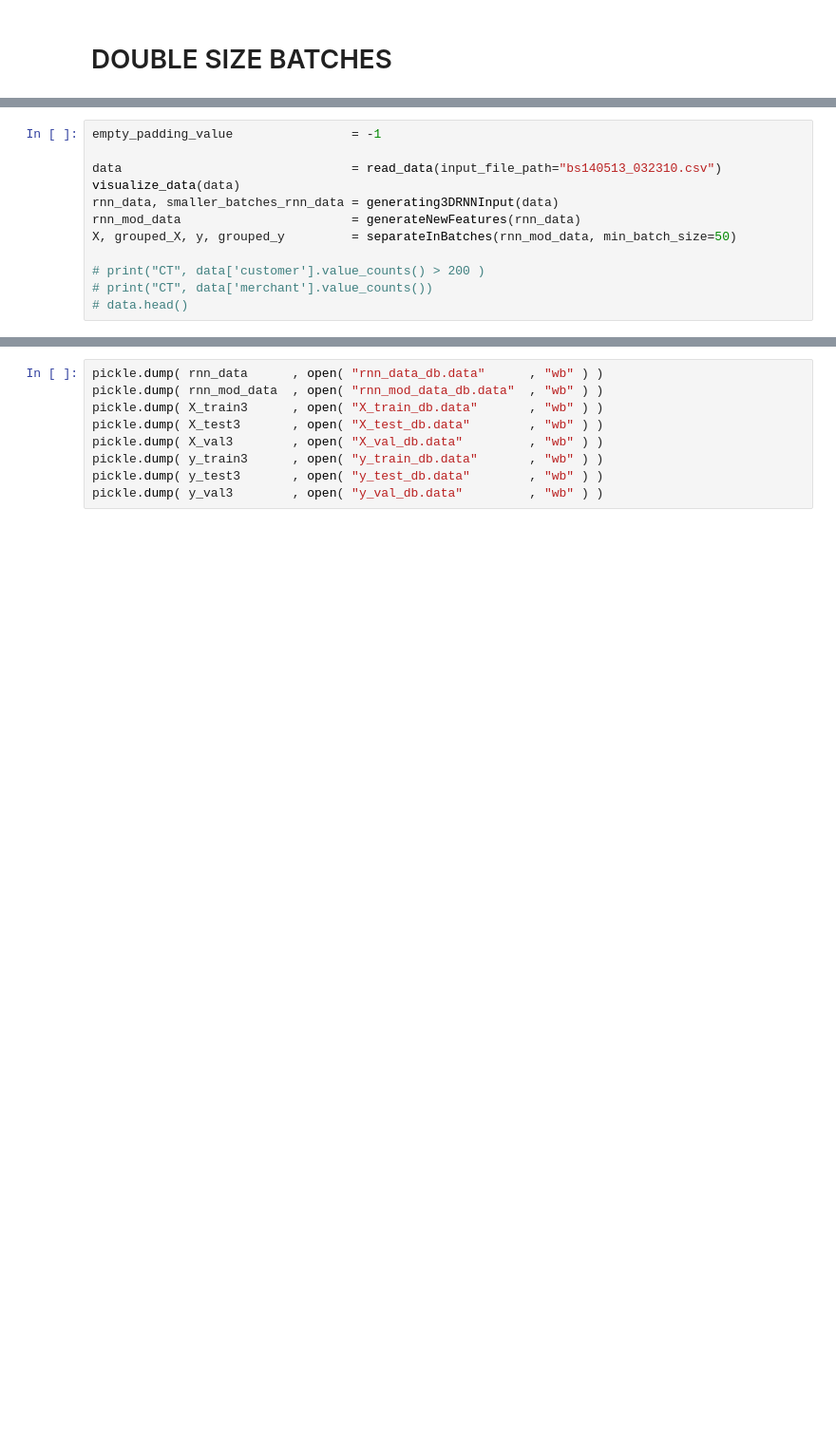
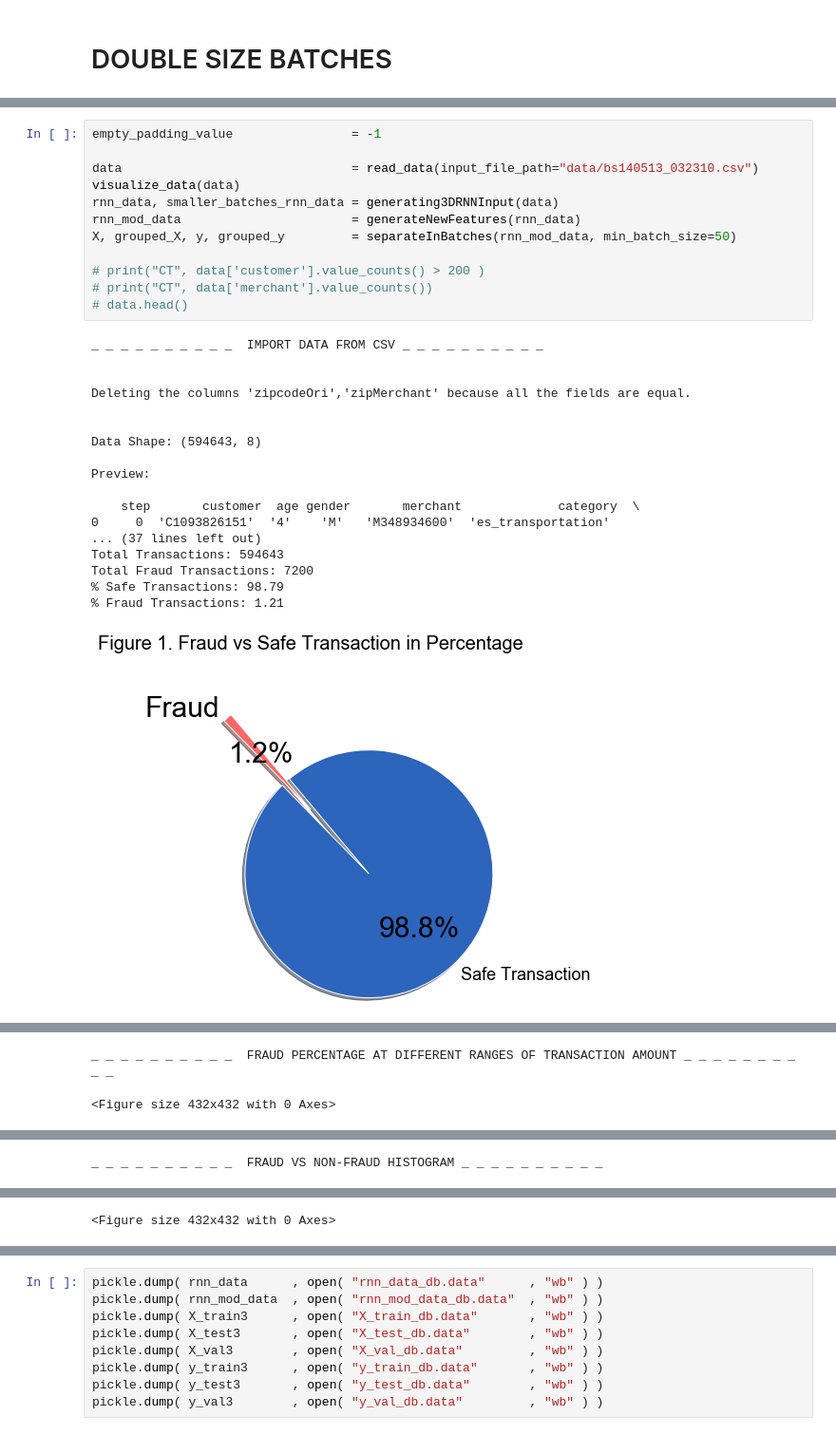
Before and after one commit to rubencg195/Recurrent-Neural-Networks-for-Credit-Card-Fraud-Detection, a Jupyter notebook: TrainRNNModels.ipynb, the cells around one changed output, grey strips where cells are left out. Shown at 95% size. Cells and saved outputs as stored; diff of their text form; blank space fills up the shorter version.

```diff
--- a/TrainRNNModels.ipynb
+++ b/TrainRNNModels.ipynb
@@ -509,12 +522,31 @@ import pickle
 # %%
 empty_padding_value                = -1
 
-data                               = read_data(input_file_path="bs140513_032310.csv")
+data                               = read_data(input_file_path="data/bs140513_032310.csv")
 visualize_data(data)
 rnn_data, smaller_batches_rnn_data = generating3DRNNInput(data)
 rnn_mod_data                       = generateNewFeatures(rnn_data)
 X, grouped_X, y, grouped_y         = separateInBatches(rnn_mod_data, min_batch_size=50)
 
 # print("CT", data['customer'].value_counts() > 200 )
 # print("CT", data['merchant'].value_counts())
 # data.head()
+# %% [output]
+_ _ _ _ _ _ _ _ _ _  IMPORT DATA FROM CSV _ _ _ _ _ _ _ _ _ _
+
+
+Deleting the columns 'zipcodeOri','zipMerchant' because all the fields are equal.
+
+
+Data Shape: (594643, 8)
+
+Preview:
+
+    step       customer  age gender       merchant             category  \
+0     0  'C1093826151'  '4'    'M'   'M348934600'  'es_transportation'
+... (37 lines left out)
+Total Transactions: 594643
+Total Fraud Transactions: 7200
+% Safe Transactions: 98.79
+% Fraud Transactions: 1.21
+[figure, added]
@@ -520,0 +571,2 @@ X, grouped_X, y, grouped_y         = separateInBatches(rnn_mod_data, min_batch_s
+_ _ _ _ _ _ _ _ _ _  FRAUD PERCENTAGE AT DIFFERENT RANGES OF TRANSACTION AMOUNT _ _ _ _ _ _ _ _ _ _
+<Figure size 432x432 with 0 Axes>
@@ -520,0 +574 @@ X, grouped_X, y, grouped_y         = separateInBatches(rnn_mod_data, min_batch_s
+_ _ _ _ _ _ _ _ _ _  FRAUD VS NON-FRAUD HISTOGRAM _ _ _ _ _ _ _ _ _ _
@@ -520,0 +576 @@ X, grouped_X, y, grouped_y         = separateInBatches(rnn_mod_data, min_batch_s
+<Figure size 432x432 with 0 Axes>
```
Also changed, not shown: parts of 4 cells of this notebook, 29 other files.
